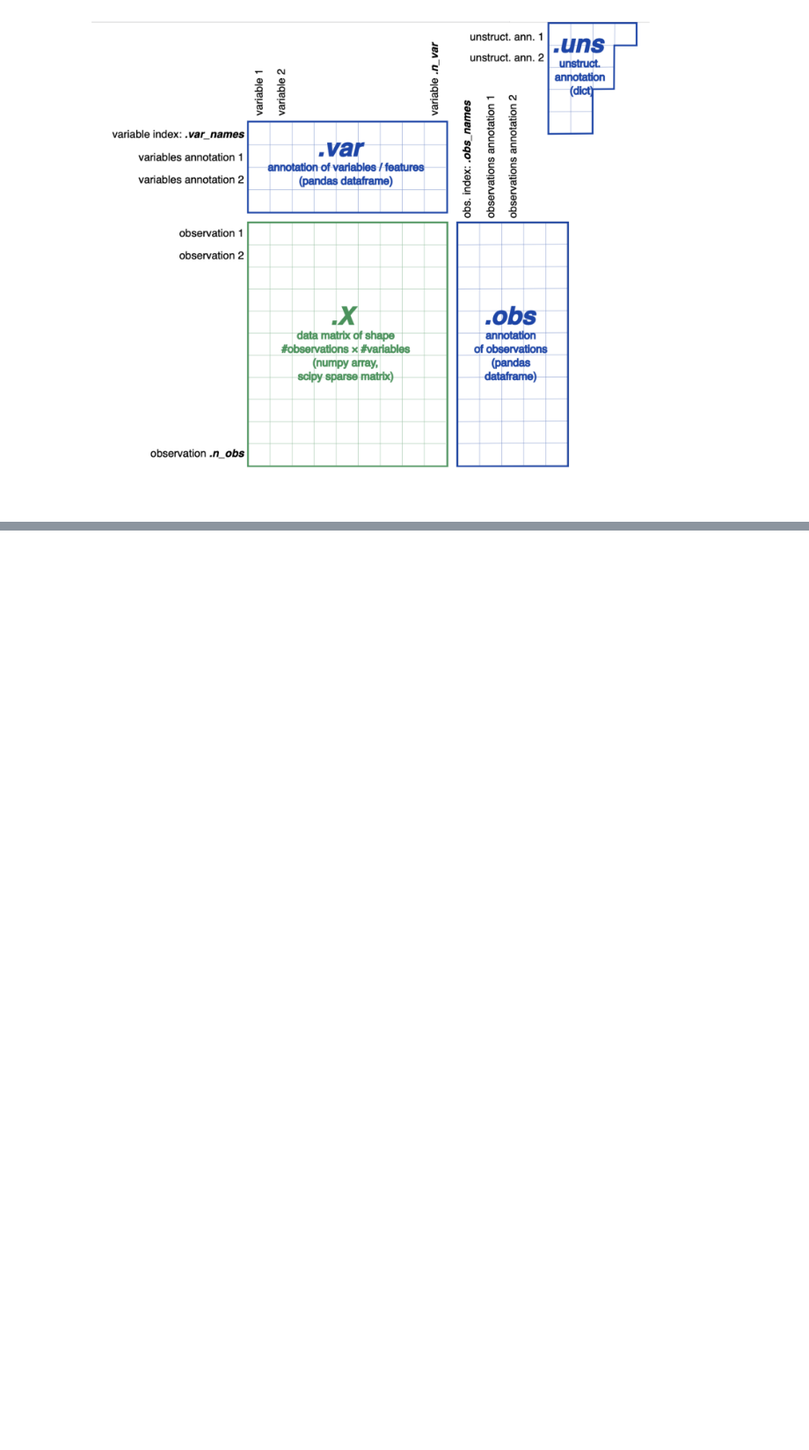
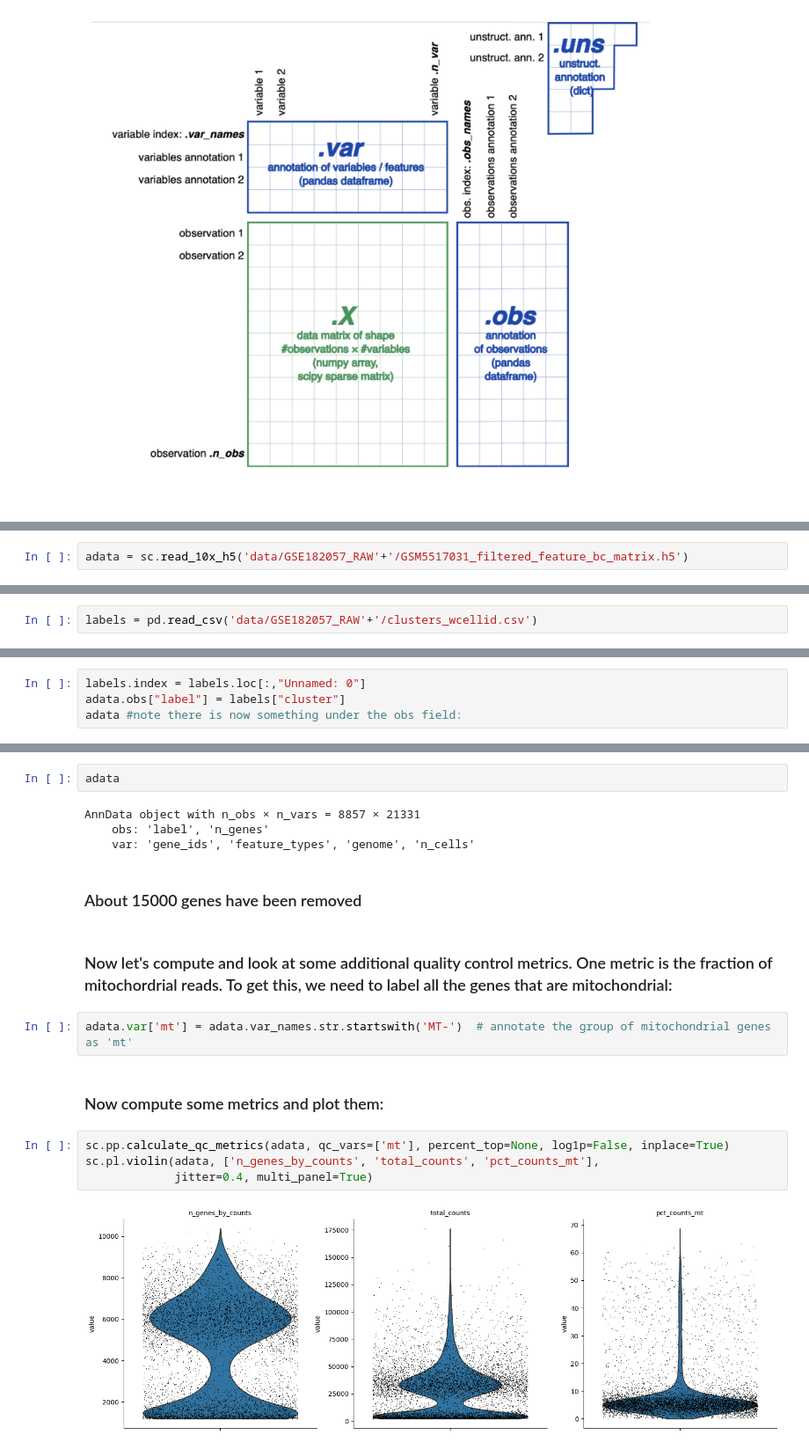
Before and after one commit to warmflasha/LecturesF23, a Jupyter notebook: Lecture11.ipynb, the cells around one changed output, grey strips where cells are left out. Shown at 88% size. Cells and saved outputs as stored; diff of their text form; blank space fills up the shorter version.

```diff
--- a/Lecture11.ipynb
+++ b/Lecture11.ipynb
@@ -39,0 +43,2 @@ plt.axis('off'); # don't show the axes around the image
+# %%
+adata = sc.read_10x_h5('data/GSE182057_RAW'+'/GSM5517031_filtered_feature_bc_matrix.h5')
@@ -39,0 +104,2 @@ plt.axis('off'); # don't show the axes around the image
+# %%
+labels = pd.read_csv('data/GSE182057_RAW'+'/clusters_wcellid.csv')
@@ -39,0 +124,4 @@ plt.axis('off'); # don't show the axes around the image
+# %%
+labels.index = labels.loc[:,"Unnamed: 0"]
+adata.obs["label"] = labels["cluster"]
+adata #note there is now something under the obs field:
@@ -39,0 +162,20 @@ plt.axis('off'); # don't show the axes around the image
+# %%
+adata
+# %% [output]
+AnnData object with n_obs × n_vars = 8857 × 21331
+    obs: 'label', 'n_genes'
+    var: 'gene_ids', 'feature_types', 'genome', 'n_cells'
+# %% [markdown]
+### About 15000 genes have been removed
+# %% [markdown]
+### Now let's compute and look at some additional quality control metrics. One metric is the fraction of mitochordrial reads. To get this, we need to label all the genes that are mitochondrial:
+# %%
+adata.var['mt'] = adata.var_names.str.startswith('MT-')  # annotate the group of mitochondrial genes as 'mt'
+# %% [markdown]
+### Now compute some metrics and plot them:
+# %%
+sc.pp.calculate_qc_metrics(adata, qc_vars=['mt'], percent_top=None, log1p=False, inplace=True)
+sc.pl.violin(adata, ['n_genes_by_counts', 'total_counts', 'pct_counts_mt'],
+             jitter=0.4, multi_panel=True)
+# %% [output]
+[figure, added]
```
Also changed, not shown: parts of 64 cells of this notebook, 3 other files.
